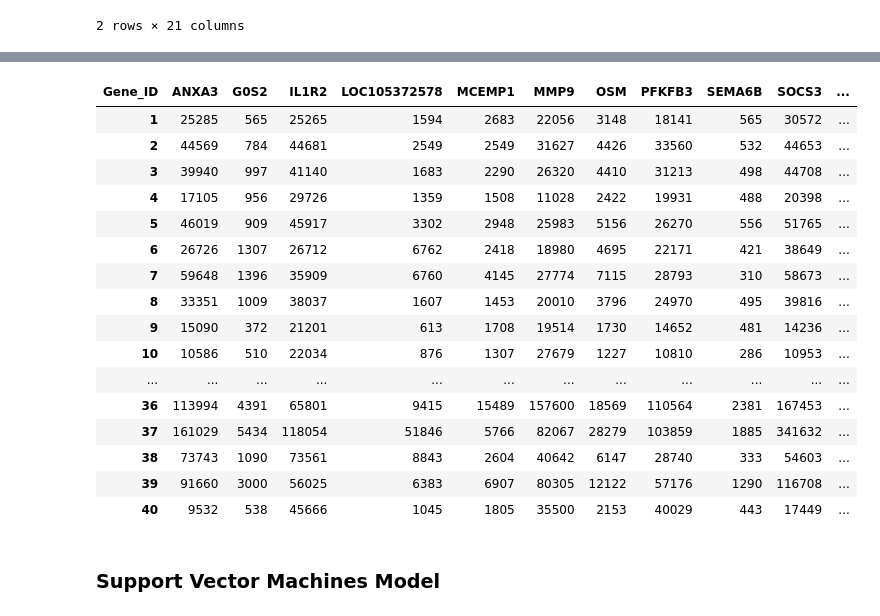
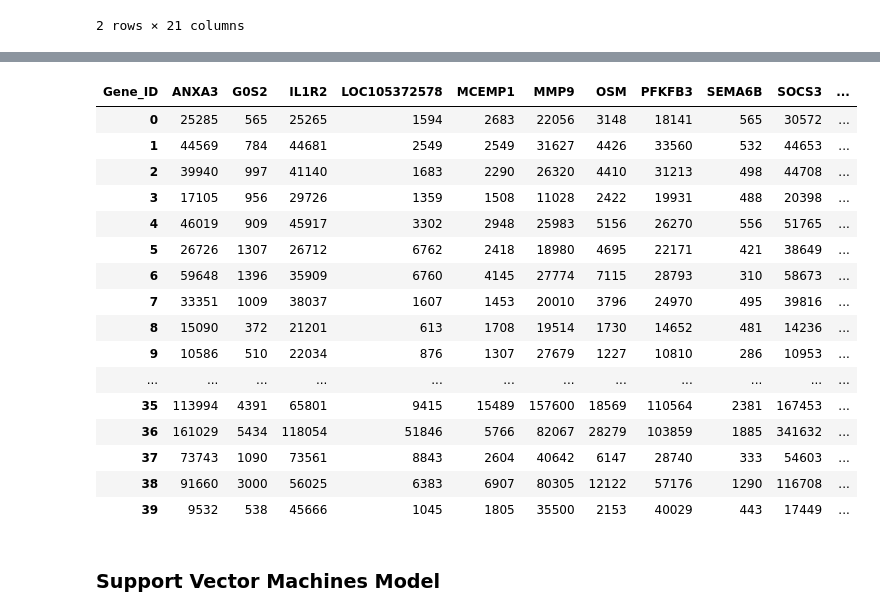
Before and after one commit to Daniela-q-m/Machine-Learning-Course-Projects, a Jupyter notebook: RNA Seq, Cystic Fibrosis, Support Vector Machines(W4).ipynb, the cells around one changed output, grey strips where cells are left out. Drawn from its saved outputs; the diff is of its cells as text; code cells hidden in the pictures.

```diff
--- a/RNA Seq, Cystic Fibrosis, Support Vector Machines(W4).ipynb
+++ b/RNA Seq, Cystic Fibrosis, Support Vector Machines(W4).ipynb
@@ -218,4 +250,4 @@ cf_top10_t=cf_top10.transpose()
 # %%
 #Make gene ID the column label
 hc_top10_t.columns = hc_top10_t.iloc[0]
-hc_top10_t.drop('Gene_ID',axis=0)
+hc_top10_t=hc_top10_t.drop('Gene_ID',axis=0)
@@ -288,24 +267,24 @@ hc_top10_t.drop('Gene_ID',axis=0)
 # %%
-#hc_cf_top10=pd.concat([hc_top10_t, cf_top10_t], ignore_index=True)
+hc_cf_top10=pd.concat([hc_top10_t, cf_top10_t], ignore_index=True)
 hc_cf_top10
 # %% [output]
 | Gene_ID | ANXA3 | G0S2 | IL1R2 | LOC105372578 | MCEMP1 | MMP9 | OSM | PFKFB3 | SEMA6B | SOCS3 | ... |
-| 1 | 25285 | 565 | 25265 | 1594 | 2683 | 22056 | 3148 | 18141 | 565 | 30572 | ... |
-| 2 | 44569 | 784 | 44681 | 2549 | 2549 | 31627 | 4426 | 33560 | 532 | 44653 | ... |
-| 3 | 39940 | 997 | 41140 | 1683 | 2290 | 26320 | 4410 | 31213 | 498 | 44708 | ... |
-| 4 | 17105 | 956 | 29726 | 1359 | 1508 | 11028 | 2422 | 19931 | 488 | 20398 | ... |
-| 5 | 46019 | 909 | 45917 | 3302 | 2948 | 25983 | 5156 | 26270 | 556 | 51765 | ... |
-| 6 | 26726 | 1307 | 26712 | 6762 | 2418 | 18980 | 4695 | 22171 | 421 | 38649 | ... |
-| 7 | 59648 | 1396 | 35909 | 6760 | 4145 | 27774 | 7115 | 28793 | 310 | 58673 | ... |
-| 8 | 33351 | 1009 | 38037 | 1607 | 1453 | 20010 | 3796 | 24970 | 495 | 39816 | ... |
-| 9 | 15090 | 372 | 21201 | 613 | 1708 | 19514 | 1730 | 14652 | 481 | 14236 | ... |
-| 10 | 10586 | 510 | 22034 | 876 | 1307 | 27679 | 1227 | 10810 | 286 | 10953 | ... |
+| 0 | 25285 | 565 | 25265 | 1594 | 2683 | 22056 | 3148 | 18141 | 565 | 30572 | ... |
+| 1 | 44569 | 784 | 44681 | 2549 | 2549 | 31627 | 4426 | 33560 | 532 | 44653 | ... |
+| 2 | 39940 | 997 | 41140 | 1683 | 2290 | 26320 | 4410 | 31213 | 498 | 44708 | ... |
+| 3 | 17105 | 956 | 29726 | 1359 | 1508 | 11028 | 2422 | 19931 | 488 | 20398 | ... |
+| 4 | 46019 | 909 | 45917 | 3302 | 2948 | 25983 | 5156 | 26270 | 556 | 51765 | ... |
+| 5 | 26726 | 1307 | 26712 | 6762 | 2418 | 18980 | 4695 | 22171 | 421 | 38649 | ... |
+| 6 | 59648 | 1396 | 35909 | 6760 | 4145 | 27774 | 7115 | 28793 | 310 | 58673 | ... |
+| 7 | 33351 | 1009 | 38037 | 1607 | 1453 | 20010 | 3796 | 24970 | 495 | 39816 | ... |
+| 8 | 15090 | 372 | 21201 | 613 | 1708 | 19514 | 1730 | 14652 | 481 | 14236 | ... |
+| 9 | 10586 | 510 | 22034 | 876 | 1307 | 27679 | 1227 | 10810 | 286 | 10953 | ... |
 | ... | ... | ... | ... | ... | ... | ... | ... | ... | ... | ... | ... |
-| 36 | 113994 | 4391 | 65801 | 9415 | 15489 | 157600 | 18569 | 110564 | 2381 | 167453 | ... |
-| 37 | 161029 | 5434 | 118054 | 51846 | 5766 | 82067 | 28279 | 103859 | 1885 | 341632 | ... |
-| 38 | 73743 | 1090 | 73561 | 8843 | 2604 | 40642 | 6147 | 28740 | 333 | 54603 | ... |
-| 39 | 91660 | 3000 | 56025 | 6383 | 6907 | 80305 | 12122 | 57176 | 1290 | 116708 | ... |
-| 40 | 9532 | 538 | 45666 | 1045 | 1805 | 35500 | 2153 | 40029 | 443 | 17449 | ... |
+| 35 | 113994 | 4391 | 65801 | 9415 | 15489 | 157600 | 18569 | 110564 | 2381 | 167453 | ... |
+| 36 | 161029 | 5434 | 118054 | 51846 | 5766 | 82067 | 28279 | 103859 | 1885 | 341632 | ... |
+| 37 | 73743 | 1090 | 73561 | 8843 | 2604 | 40642 | 6147 | 28740 | 333 | 54603 | ... |
+| 38 | 91660 | 3000 | 56025 | 6383 | 6907 | 80305 | 12122 | 57176 | 1290 | 116708 | ... |
+| 39 | 9532 | 538 | 45666 | 1045 | 1805 | 35500 | 2153 | 40029 | 443 | 17449 | ... |
 # %% [markdown]
 ### Support Vector Machines Model
 # %% [markdown]
```
Also changed, not shown: parts of 33 cells of this notebook, 1 other file.
